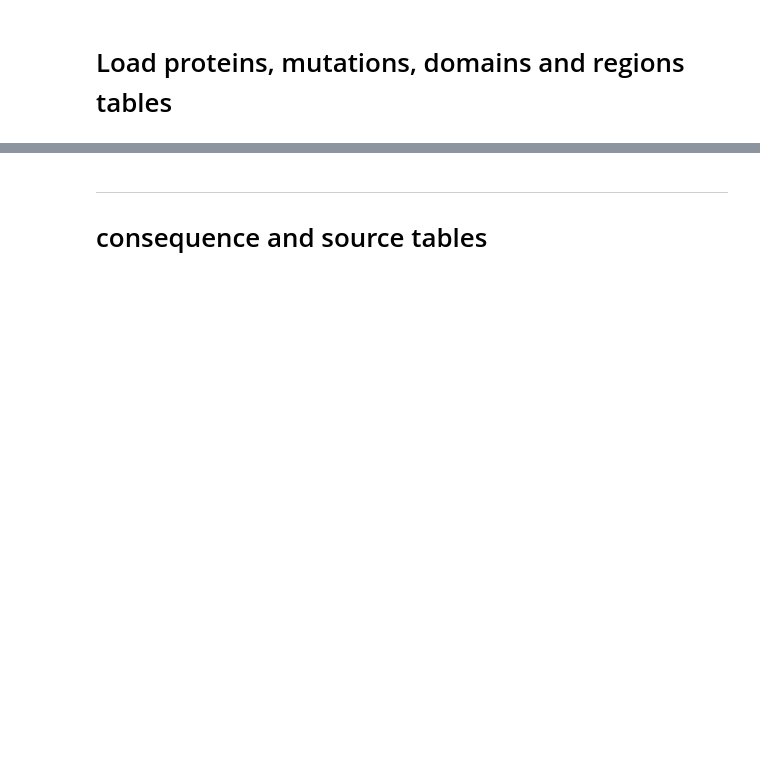
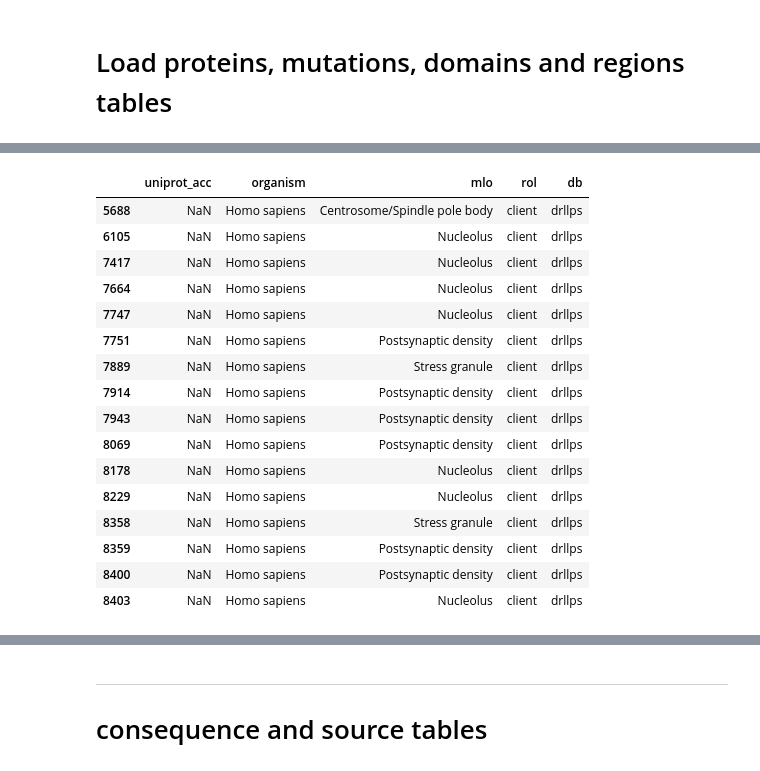
Before and after one commit to alvaro-2/mutations, a Jupyter notebook: generate_tables_db.ipynb, the cells around one changed output, grey strips where cells are left out. Cells and saved outputs as stored; diff of their text form; code cells hidden in the pictures; blank space fills up the shorter version.

```diff
--- a/generate_tables_db.ipynb
+++ b/generate_tables_db.ipynb
@@ -23,0 +30,21 @@ llps.mlo = llps.mlo.str.strip() # Remove blank spaces
+# %%
+# There's NaNs uniprots
+entrada_dbs[entrada_dbs.uniprot_acc.isnull()]
+# %% [output]
+|  | uniprot_acc | organism | mlo | rol | db |
+| 5688 | NaN | Homo sapiens | Centrosome/Spindle pole body | client | drllps |
+| 6105 | NaN | Homo sapiens | Nucleolus | client | drllps |
+| 7417 | NaN | Homo sapiens | Nucleolus | client | drllps |
+| 7664 | NaN | Homo sapiens | Nucleolus | client | drllps |
+| 7747 | NaN | Homo sapiens | Nucleolus | client | drllps |
+| 7751 | NaN | Homo sapiens | Postsynaptic density | client | drllps |
+| 7889 | NaN | Homo sapiens | Stress granule | client | drllps |
+| 7914 | NaN | Homo sapiens | Postsynaptic density | client | drllps |
+| 7943 | NaN | Homo sapiens | Postsynaptic density | client | drllps |
+| 8069 | NaN | Homo sapiens | Postsynaptic density | client | drllps |
+| 8178 | NaN | Homo sapiens | Nucleolus | client | drllps |
+| 8229 | NaN | Homo sapiens | Nucleolus | client | drllps |
+| 8358 | NaN | Homo sapiens | Stress granule | client | drllps |
+| 8359 | NaN | Homo sapiens | Postsynaptic density | client | drllps |
+| 8400 | NaN | Homo sapiens | Postsynaptic density | client | drllps |
+| 8403 | NaN | Homo sapiens | Nucleolus | client | drllps |
```
Also changed, not shown: parts of 121 cells of this notebook.
